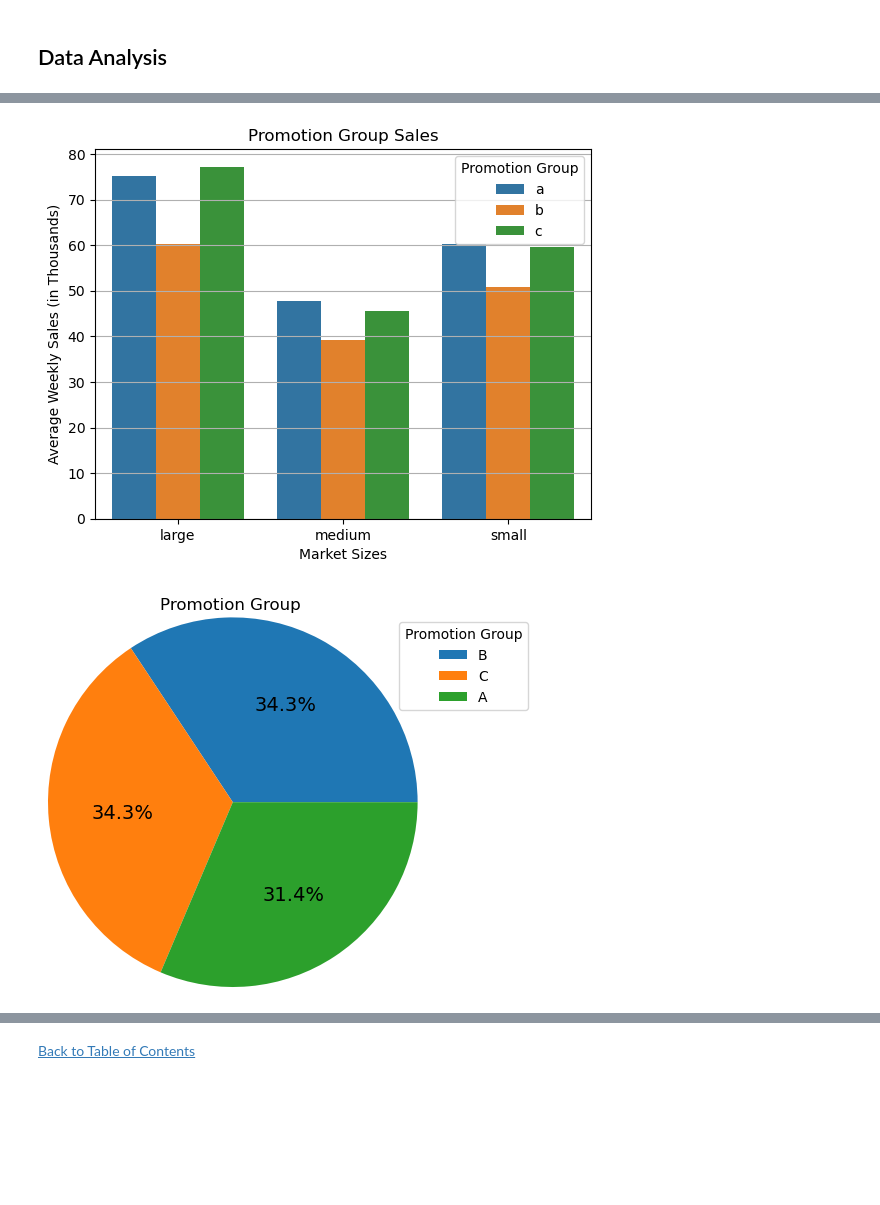
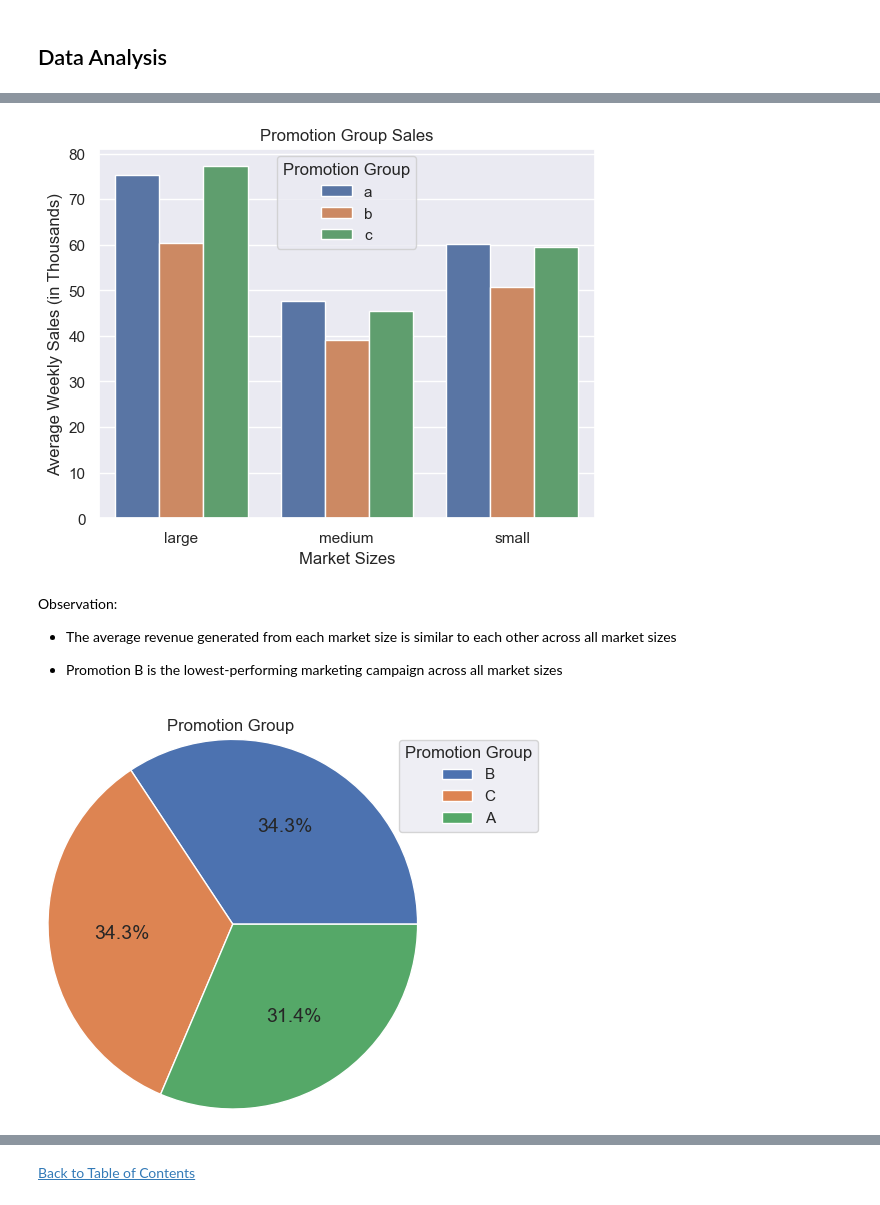
Before and after one commit to jasondo-da/Fast_Food_Marketing_Campaign_AB_Test, a Jupyter notebook: fast_food_ab_test.ipynb, the cells around one changed output, grey strips where cells are left out. Cells and saved outputs as stored; diff of their text form; code cells hidden in the pictures; blank space fills up the shorter version.

```diff
--- a/fast_food_ab_test.ipynb
+++ b/fast_food_ab_test.ipynb
@@ -275,10 +265,11 @@ mc.describe().round(2)
 # %%
+# Setting theme
+sns.set_theme(style='darkgrid')
+
 # Looking at the sales distribution
-
 sns.boxplot(data=mc,
             x='promotion_group',
             y='sales_in_thousands')
-
 plt.title('Promotion Group Sales Distribution')
 plt.xlabel('Promotion Groups')
 plt.ylabel('Sales Value Distribution')
@@ -288,38 +285,36 @@ plt.show()
 # %%
 # Looking at the the sales from the different market sizes and promotion groups
-
 sns.barplot(data=mc,
             x='market_size',
             y='sales_in_thousands',
             hue='promotion_group',
             errorbar=None)
-
 plt.title('Promotion Group Sales')
 plt.xlabel('Market Sizes')
 plt.ylabel('Average Weekly Sales (in Thousands)')
-
 plt.legend(title='Promotion Group')
-plt.grid(axis='y')
 plt.show()
-
-# After looking at the different promotion group sizes I need to uncover if the group sizes are relatively the same size
 # %% [output]
-[figure, old version]
+[figure, new version]
+# %% [markdown]
+Observation:
+
+- The average revenue generated from each market size is similar to each other across all market sizes
+
+-  Promotion B is the lowest-performing marketing campaign across all market sizes
 # %%
 # Looking for the promotion group distribution
-
 mc['promotion_group'].value_counts().plot(kind='pie',
                                           autopct='%1.1f%%',
                                           fontsize=14,
                                           labels=['', '', ''],
                                           radius=1.25)
-
-plt.title('Promotion Group ')
+plt.title('Promotion Group ',
+          loc='center')
 plt.ylabel('')
-
 plt.legend(['B', 'C', 'A'],
            title='Promotion Group',
            loc=[0.95,.75])
 plt.show()
 # %% [output]
-[figure, old version]
+[figure, new version]
```
Also changed, not shown: parts of 19 cells of this notebook.
